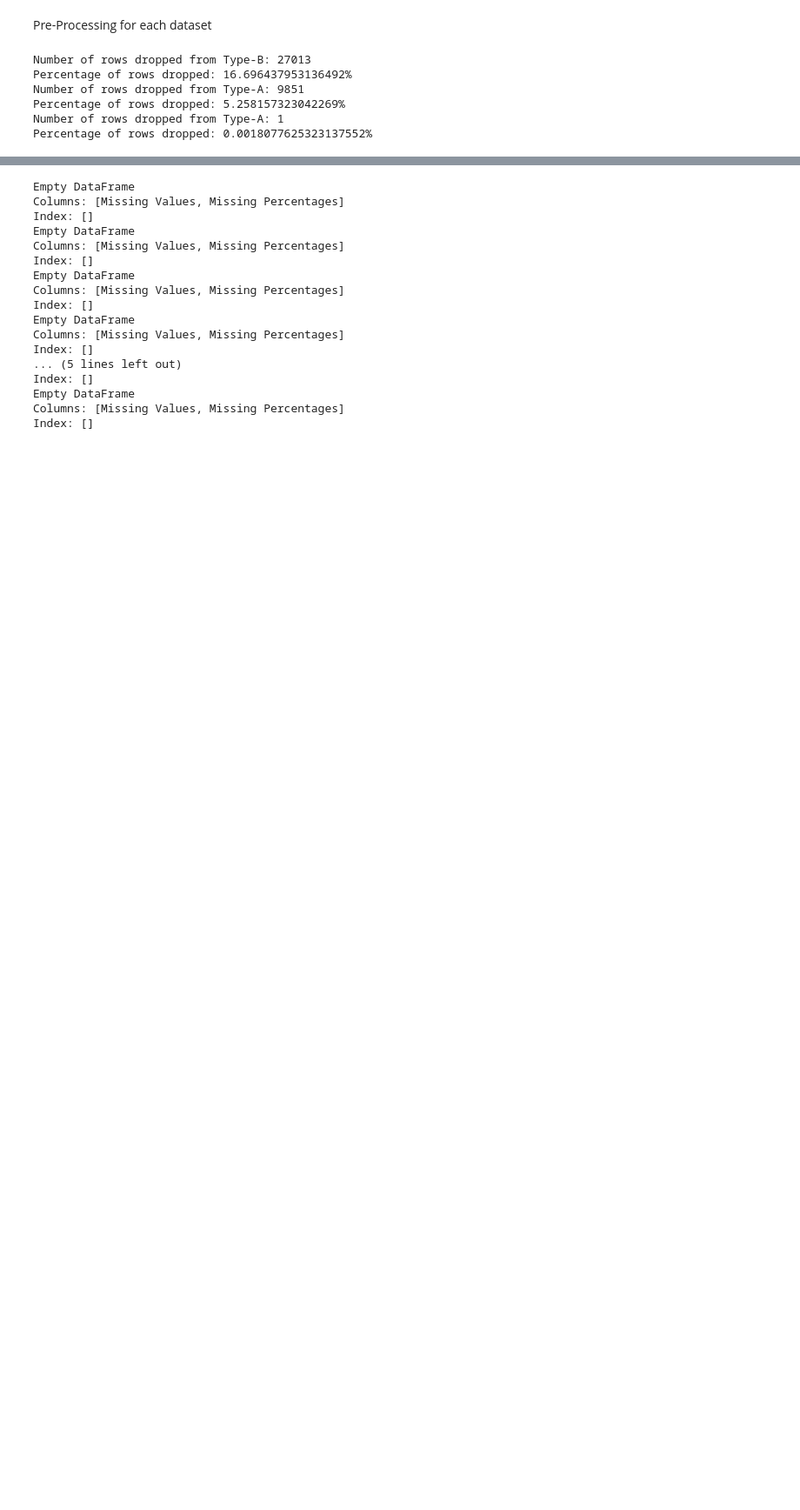
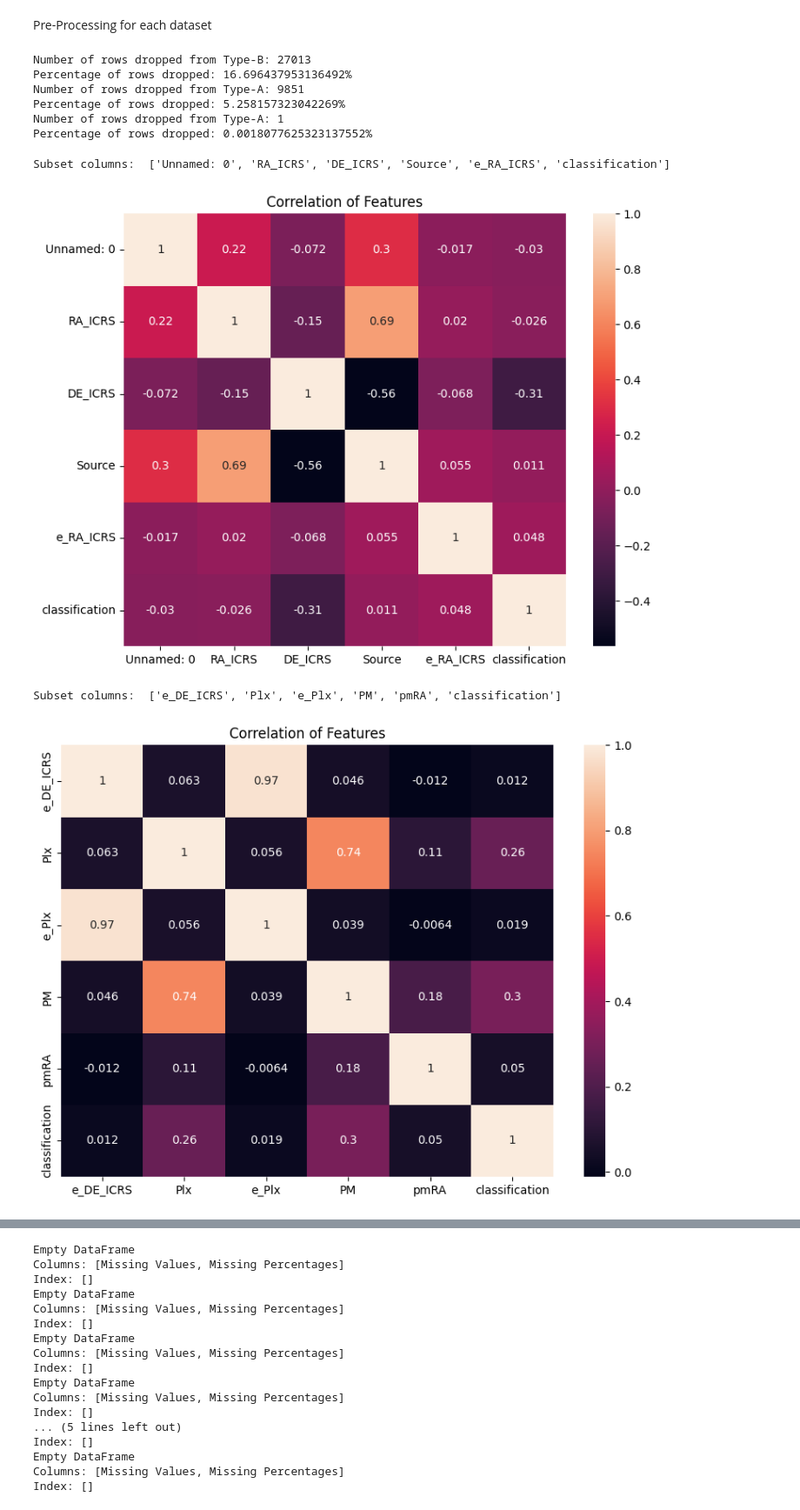
Before and after one commit to joshstromayer/stellar_stage_predictor, a Jupyter notebook: ml.ipynb, the cells around one changed output, grey strips where cells are left out. Shown at 87% size. Drawn from its saved outputs; the diff is of its cells as text; code cells hidden in the pictures; blank space fills up the shorter version.

```diff
--- a/ml.ipynb
+++ b/ml.ipynb
@@ -220,0 +276,2 @@ plt.show()
+# %%
+df = df.drop(columns=['Mass-Flame', 'RA_ICRS', 'e_RA_ICRS', 'e_Plx', 'pmRA', 'e_pmRA', 'e_Gmag', 'e_RPmag', 'RV', '[Fe/H]', 'PQSO', 'PGal', 'Pstar', 'PWD', 'Pbin', 'Mass-Flame', 'Flags-HS'])
@@ -255,7 +316,7 @@ Model must be trained only on those features, assuming user calculates absolute
 
 raw = df.copy()
 
-reduced_cols_sc = ['Teff', 'Lum-Flame', 'SpType-ELS', 'Mass-Flame', 'Rad', 'GMAG']
+reduced_cols_sc = ['Teff', 'Lum-Flame', 'SpType-ELS', 'Rad', 'GMAG']
 df_reduced_sc = df[reduced_cols_sc]
 
 x = df_reduced_sc.drop(columns=['SpType-ELS'])
@@ -302,7 +357,7 @@ print(df["SpType-ELS"].unique())
 # %%
 # Luminosity class unsupervised learning clusterring
 
-reduced_cols_lm = ['Teff', 'Lum-Flame', 'Mass-Flame', 'Rad', 'GMAG', 'SpType-ELS']
+reduced_cols_lm = ['Teff', 'Lum-Flame', 'Rad', 'GMAG', 'SpType-ELS']
 df_reduced_lm = df[reduced_cols_lm]
 
 # Creating dataframes for each spectral class
@@ -500,3 +557,16 @@ EWHa          27659
 e_EWHa        27659
 f_EWHa        27659
 dtype: int64
+# %%
+# need to add target column, then recombine data into one dataset
+
+data_o["classification"] = "o"
+data_b["classification"] = "b"
+data_a["classification"] = "a"
+data_f["classification"] = "f"
+data_g["classification"] = "g"
+data_k["classification"] = "k"
+data_m["classification"] = "m"
+
+data_combined = pd.concat([data_o,data_b,data_a,data_f,data_g,data_k,data_m])
+print(data_combined["classification"].unique())
@@ -594,3 +666,25 @@ Number of rows dropped from Type-A: 9851
 Percentage of rows dropped: 5.258157323042269%
 Number of rows dropped from Type-A: 1
 Percentage of rows dropped: 0.0018077625323137552%
+# %%
+# inefficient, but making multiple separate scatter plots
+le = LabelEncoder()
+data_combined["classification"] = le.fit_transform(data_combined["classification"])
+
+for i in range (0, data_combined.shape[1], 5):
+    subset = data_combined.iloc[:, i:i+5]
+    subset = pd.concat([subset, data_combined["classification"]], axis=1)
+    print("Subset columns: ", subset.columns.tolist())
+
+    corr = subset.corr(numeric_only=True)
+
+    plt.figure(figsize=(8, 6))
+    sns.heatmap(corr, annot=True)
+    plt.title("Correlation of Features")
+    plt.tight_layout()
+    plt.show()
+# %% [output]
+Subset columns:  ['Unnamed: 0', 'RA_ICRS', 'DE_ICRS', 'Source', 'e_RA_ICRS', 'classification']
+[figure, added]
+Subset columns:  ['e_DE_ICRS', 'Plx', 'e_Plx', 'PM', 'pmRA', 'classification']
+[figure, added]
```
Also changed, not shown: parts of 27 cells of this notebook.
